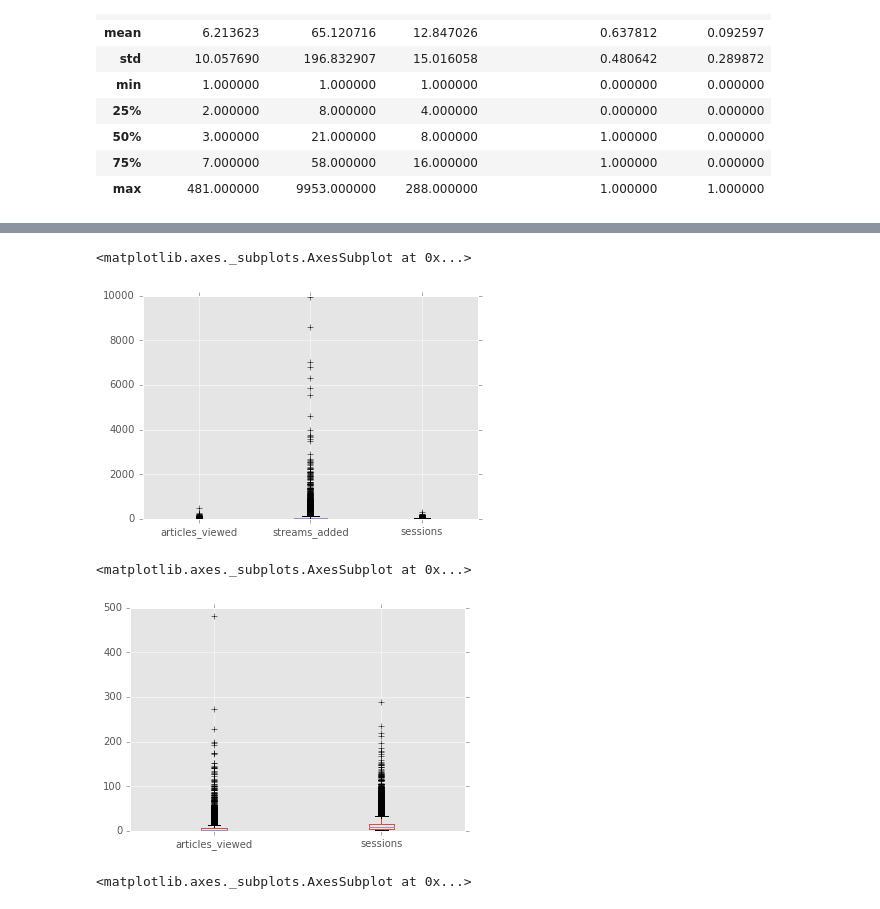
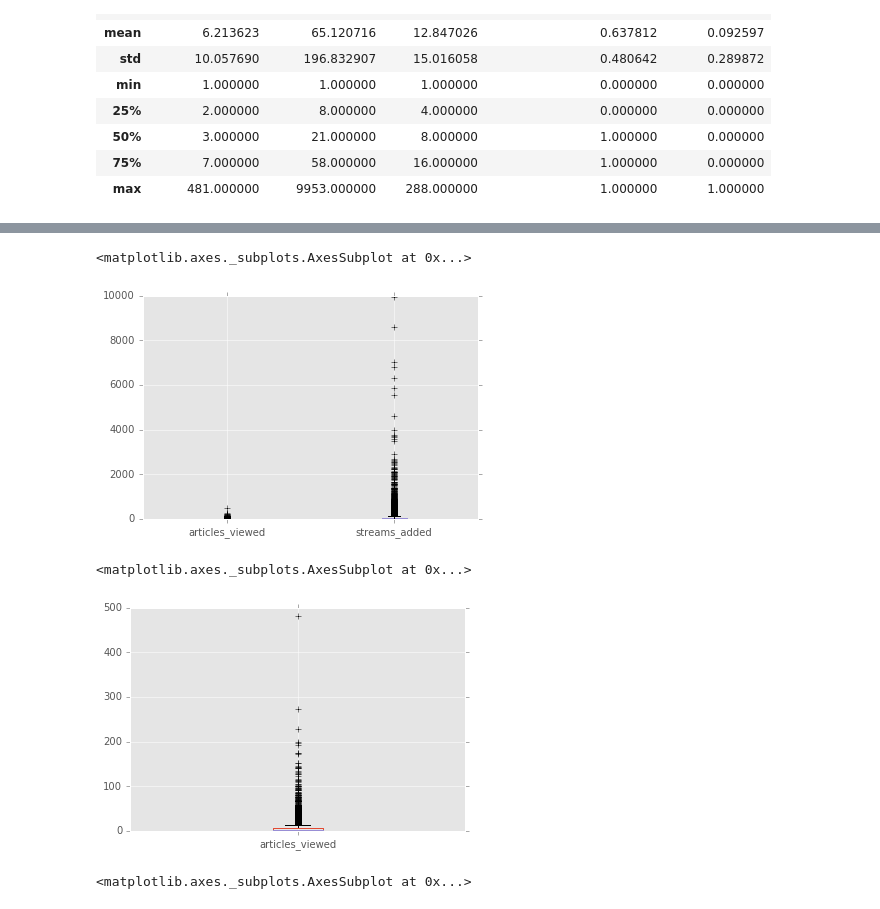
Before and after one commit to awburke/DS-SF-27, a Jupyter notebook: final-project/Final Project Files/Code/Final_Project_notebook.ipynb, the cells around one changed output, grey strips where cells are left out. Drawn from its saved outputs; the diff is of its cells as text; code cells hidden in the pictures.

```diff
--- a/final-project/Final Project Files/Code/Final_Project_notebook.ipynb
+++ b/final-project/Final Project Files/Code/Final_Project_notebook.ipynb
@@ -144,3 +142,7 @@ df.corr()
 | sessions | 0.582199 | 0.415350 | 1.000000 | 0.492285 | -0.018064 |
 | greater_than_5_sessions | 0.277830 | 0.188577 | 0.492285 | 1.000000 | -0.001644 |
 | push_enabled | -0.038056 | -0.024599 | -0.018064 | -0.001644 | 1.000000 |
+# %%
+df.drop('push_enabled', axis = 1, inplace = True)
+# %%
+df.drop('sessions', axis = 1, inplace = True)
@@ -147,13 +166,13 @@ df.corr()
 # %%
-df[['articles_viewed', 'streams_added', 'sessions']].plot(kind = 'box')
+df[['articles_viewed', 'streams_added']].plot(kind = 'box')
 # %% [output]
 <matplotlib.axes._subplots.AxesSubplot at 0x...>
-[figure, old version]
+[figure, new version]
 # %%
-df[['articles_viewed', 'sessions']].plot(kind = 'box')
+df[['articles_viewed']].plot(kind = 'box')
 # %% [output]
 <matplotlib.axes._subplots.AxesSubplot at 0x...>
-[figure, old version]
+[figure, new version]
 # %%
 df.articles_viewed.plot(kind = 'hist')
 # %% [output]
```
Also changed, not shown: parts of 67 cells of this notebook.
